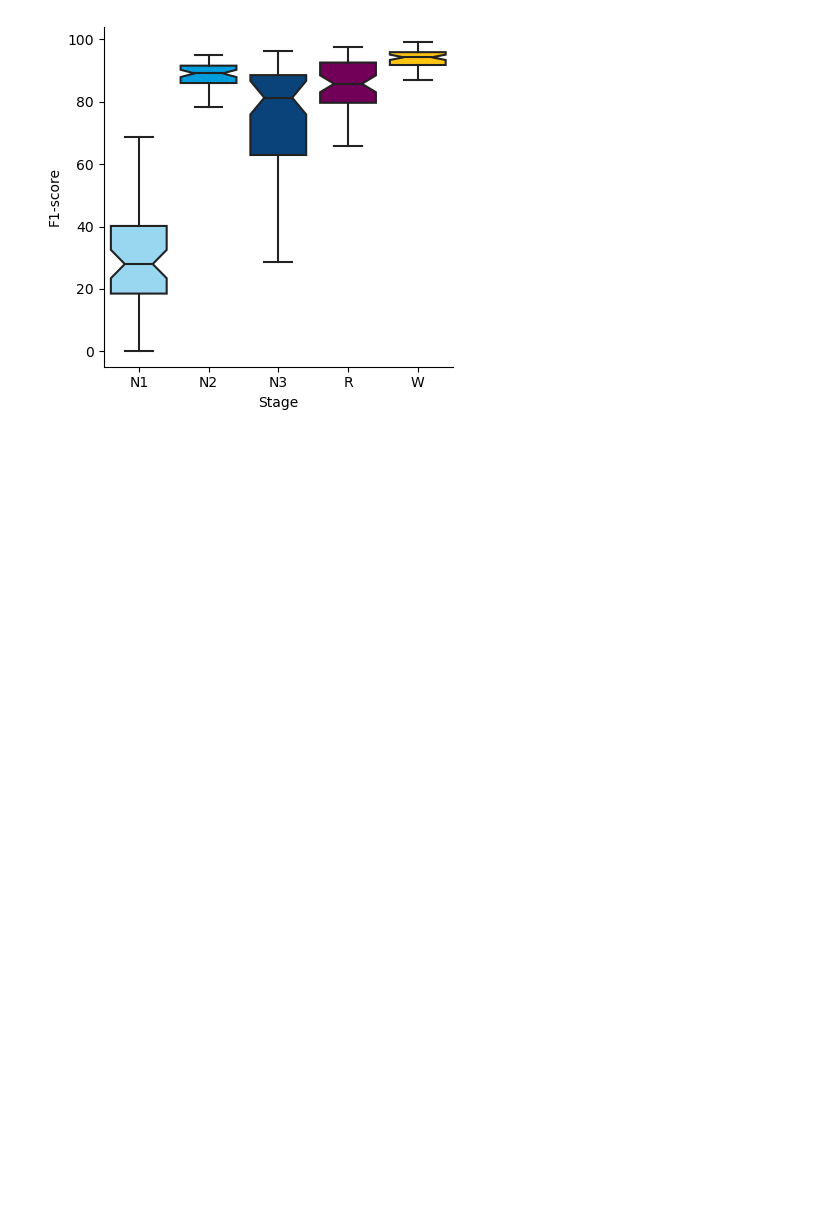
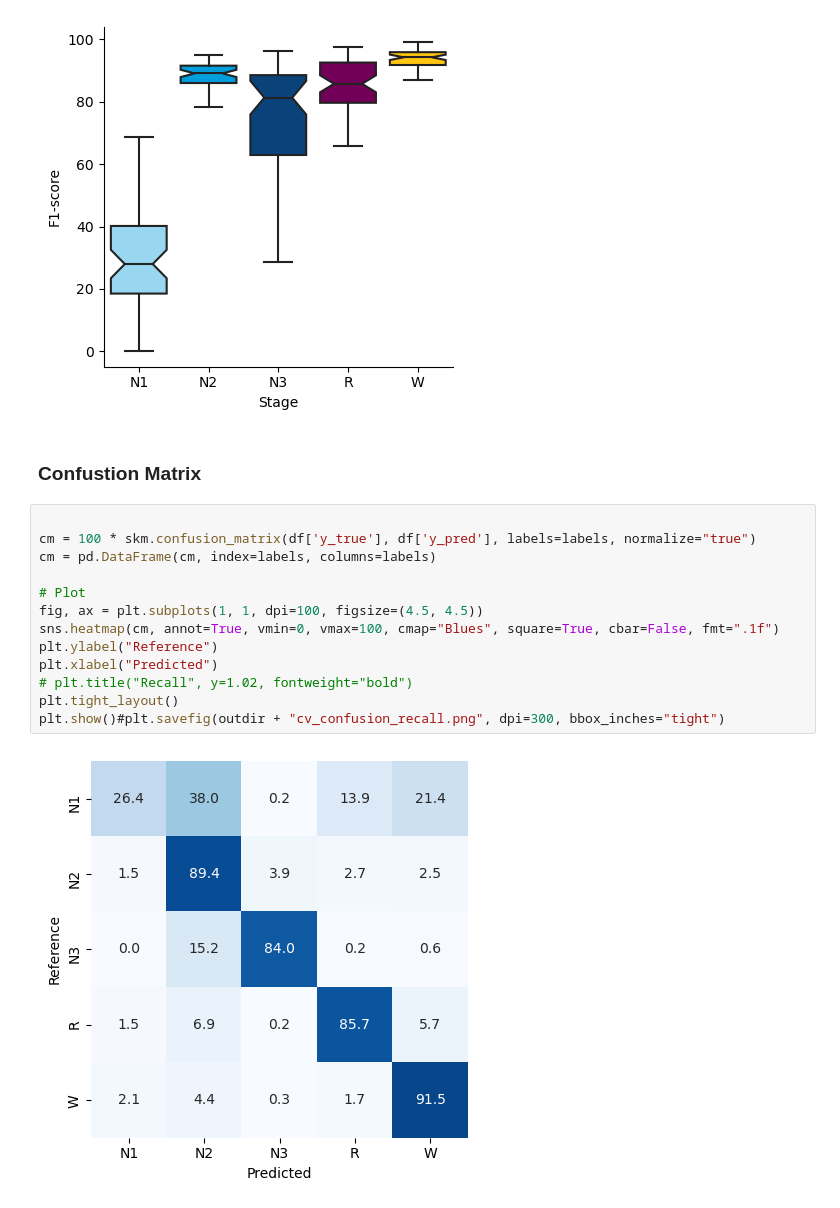
Before and after one commit to chinkevin/DSC180_sleep_apnea, a Jupyter notebook: notebooks/Validate-Copy1.ipynb, the cells around one changed output. Saved outputs shown, nothing was run; the diff lists cells and outputs as text; blank space fills up the shorter version.

```diff
--- a/notebooks/Validate-Copy1.ipynb
+++ b/notebooks/Validate-Copy1.ipynb
@@ -148,3 +148,20 @@ plt.ylabel("F1-score")
 sns.despine()
 # %% [output]
 [figure]
+# %% [markdown]
+### Confustion Matrix
+# %%
+
+cm = 100 * skm.confusion_matrix(df['y_true'], df['y_pred'], labels=labels, normalize="true")
+cm = pd.DataFrame(cm, index=labels, columns=labels)
+
+# Plot
+fig, ax = plt.subplots(1, 1, dpi=100, figsize=(4.5, 4.5))
+sns.heatmap(cm, annot=True, vmin=0, vmax=100, cmap="Blues", square=True, cbar=False, fmt=".1f")
+plt.ylabel("Reference")
+plt.xlabel("Predicted")
+# plt.title("Recall", y=1.02, fontweight="bold")
+plt.tight_layout()
+plt.show()#plt.savefig(outdir + "cv_confusion_recall.png", dpi=300, bbox_inches="tight")
+# %% [output]
+[figure, added]
```
Also changed, not shown: parts of 6 cells of this notebook, 8 other files.
